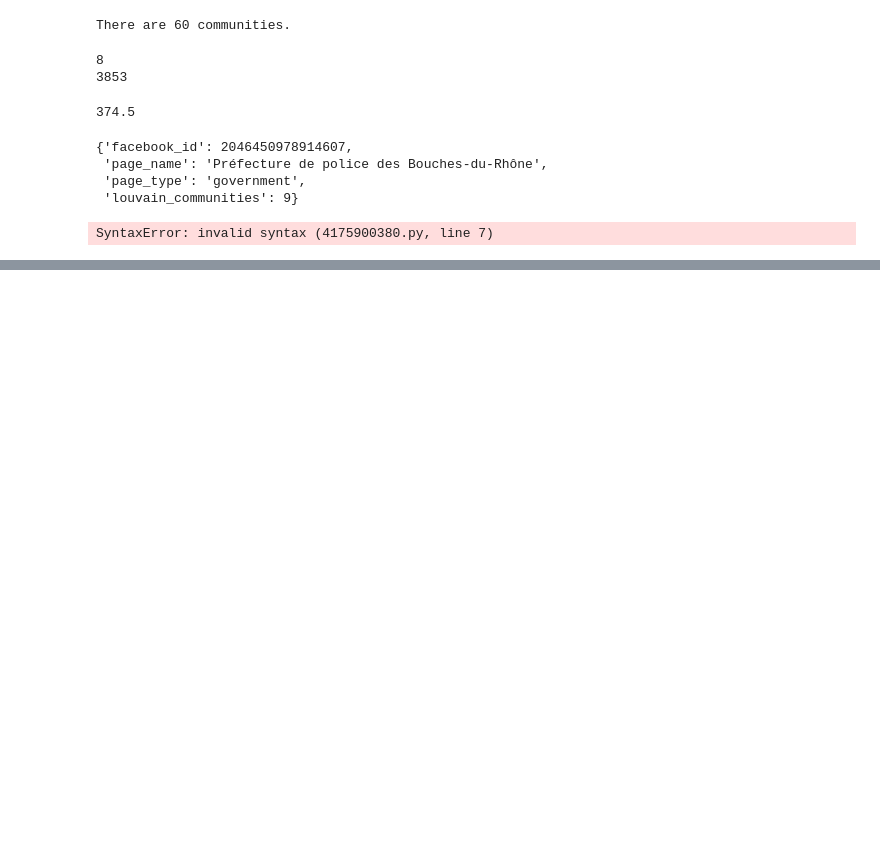
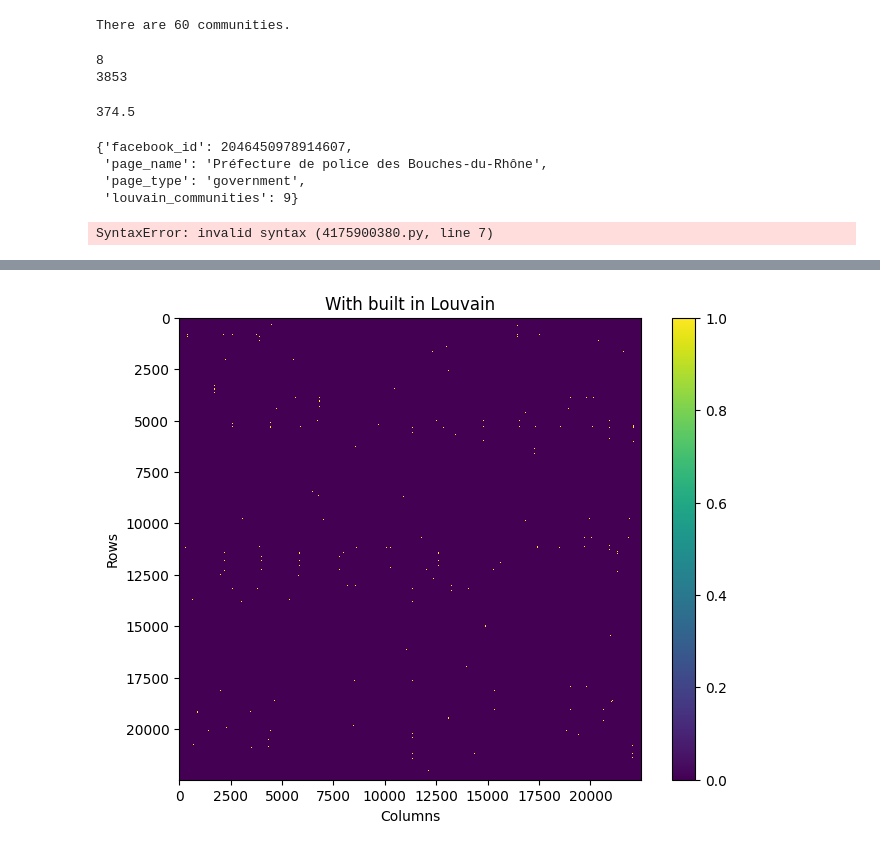
Before and after one commit to Arefay97/Social-Media-Analytics---Project, a Jupyter notebook: community_detection.ipynb, the cells around one changed output, grey strips where cells are left out. Cells and saved outputs as stored; diff of their text form; code cells hidden in the pictures; blank space fills up the shorter version.

```diff
--- a/community_detection.ipynb
+++ b/community_detection.ipynb
@@ -269,0 +499,14 @@ print(G.nodes[closest_node])
+# %%
+order = [node for community in communities for node in community] #[item for sublist in nested_list for item in sublist]
+
+bulit_in = adj_matrix_dense[order]
+# %%
+plt.figure(figsize=(8, 6))
+plt.imshow(bulit_in, cmap='viridis', interpolation='nearest')
+plt.colorbar()
+plt.title('With built in Louvain')
+plt.xlabel('Columns')
+plt.ylabel('Rows')
+plt.show()
+# %% [output]
+[figure, added]
```
Also changed, not shown: parts of 61 cells of this notebook, 2 other files.
